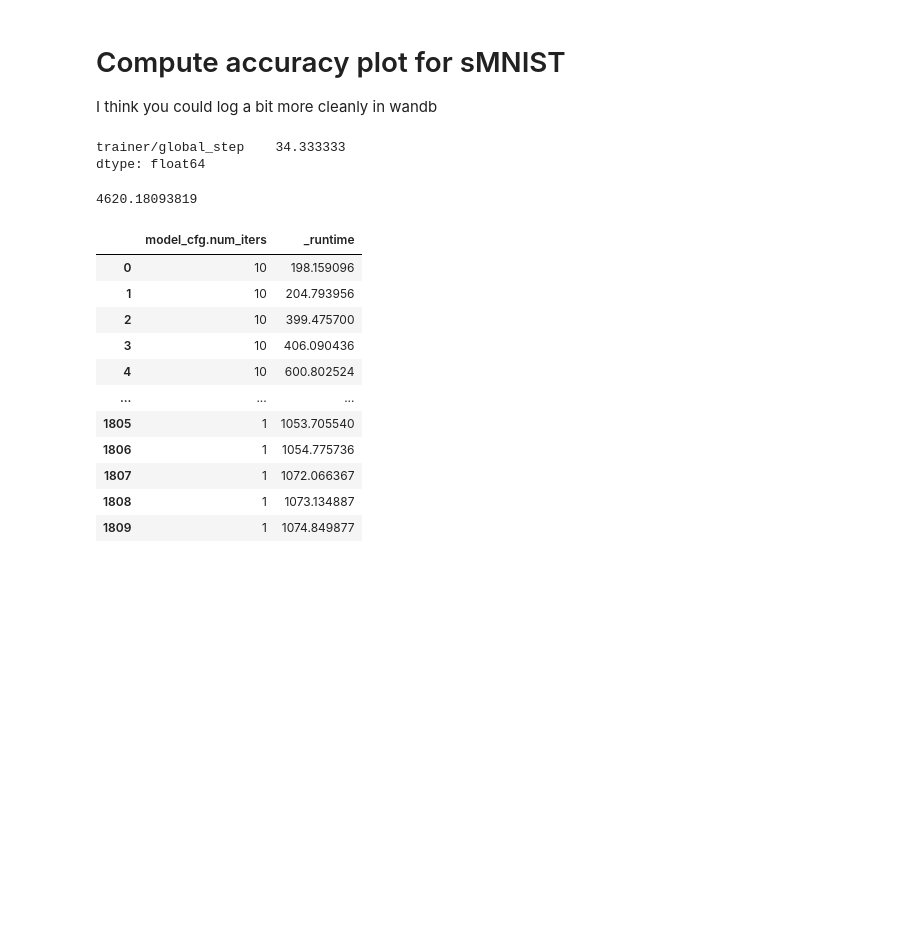
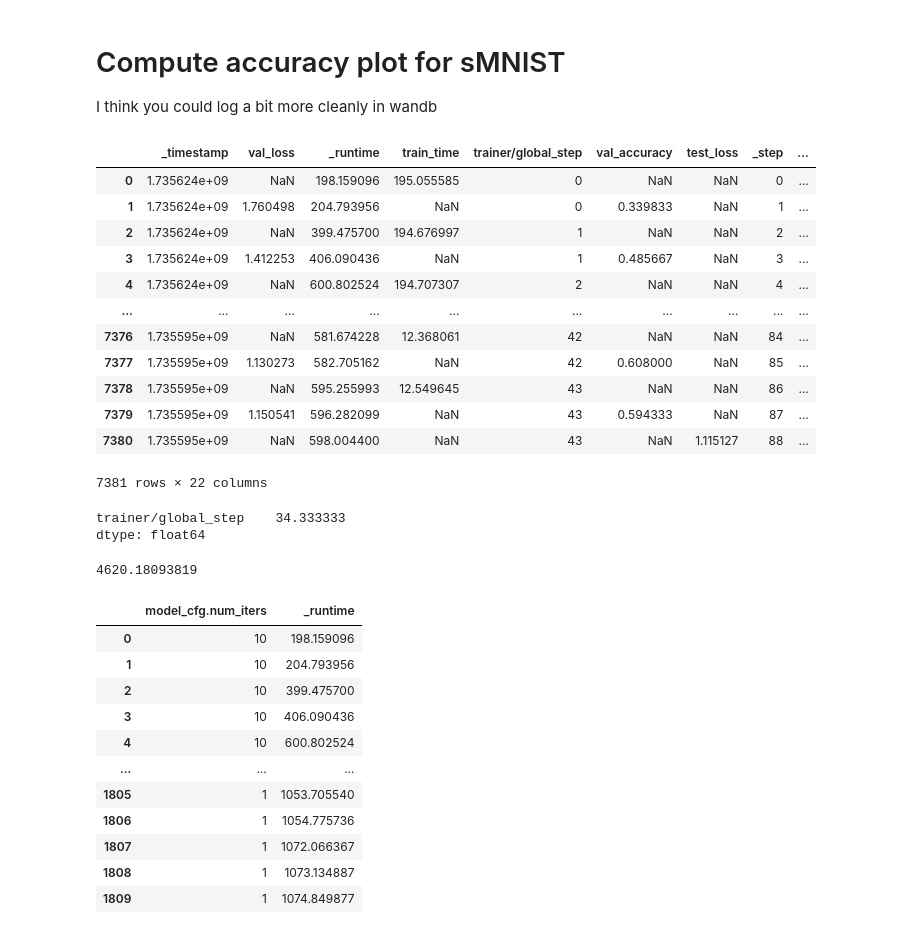
Before and after one commit to ekellbuch/deep_ssm, a Jupyter notebook: figures/smnist_compute_accuracy_plot.ipynb, the cells around one changed output. Saved outputs shown, nothing was run; the diff lists cells and outputs as text; code cells hidden in the pictures; blank space fills up the shorter version.

```diff
--- a/figures/smnist_compute_accuracy_plot.ipynb
+++ b/figures/smnist_compute_accuracy_plot.ipynb
@@ -37,6 +37,22 @@ with open("./smnist_seq_imzx6zi3.pkl", "rb") as f:
 # %%
 with open("./smnist_977si1an.pkl", "rb") as f:
     parr = p.load(f)
+# %%
+parr
+# %% [output]
+|  | _timestamp | val_loss | _runtime | train_time | trainer/global_step | val_accuracy | test_loss | _step | ... |
+| 0 | 1.735624e+09 | NaN | 198.159096 | 195.055585 | 0 | NaN | NaN | 0 | ... |
+| 1 | 1.735624e+09 | 1.760498 | 204.793956 | NaN | 0 | 0.339833 | NaN | 1 | ... |
+| 2 | 1.735624e+09 | NaN | 399.475700 | 194.676997 | 1 | NaN | NaN | 2 | ... |
+| 3 | 1.735624e+09 | 1.412253 | 406.090436 | NaN | 1 | 0.485667 | NaN | 3 | ... |
+| 4 | 1.735624e+09 | NaN | 600.802524 | 194.707307 | 2 | NaN | NaN | 4 | ... |
+| ... | ... | ... | ... | ... | ... | ... | ... | ... | ... |
+| 7376 | 1.735595e+09 | NaN | 581.674228 | 12.368061 | 42 | NaN | NaN | 84 | ... |
+| 7377 | 1.735595e+09 | 1.130273 | 582.705162 | NaN | 42 | 0.608000 | NaN | 85 | ... |
+| 7378 | 1.735595e+09 | NaN | 595.255993 | 12.549645 | 43 | NaN | NaN | 86 | ... |
+| 7379 | 1.735595e+09 | 1.150541 | 596.282099 | NaN | 43 | 0.594333 | NaN | 87 | ... |
+| 7380 | 1.735595e+09 | NaN | 598.004400 | NaN | 43 | NaN | 1.115127 | 88 | ... |
+7381 rows × 22 columns
 # %%
 num_steps_df = parr[parr["model_cfg.method"] == "gru"][["model_cfg.num_iters" , "trainer/global_step", "seed"]].groupby(["model_cfg.num_iters", "seed"]).max().groupby("model_cfg.num_iters").mean()
 # %%
```
Also changed, not shown: 1 other file.
